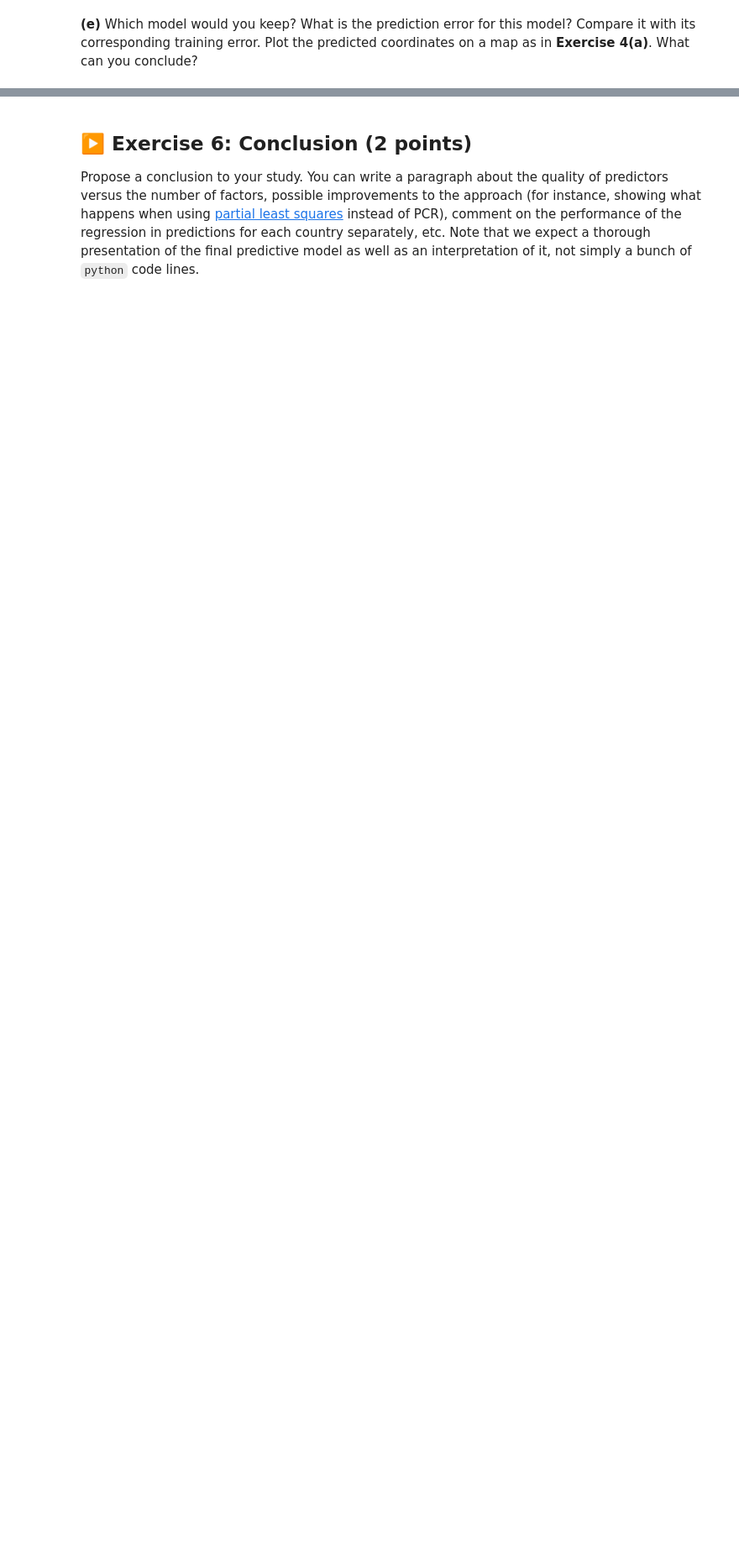
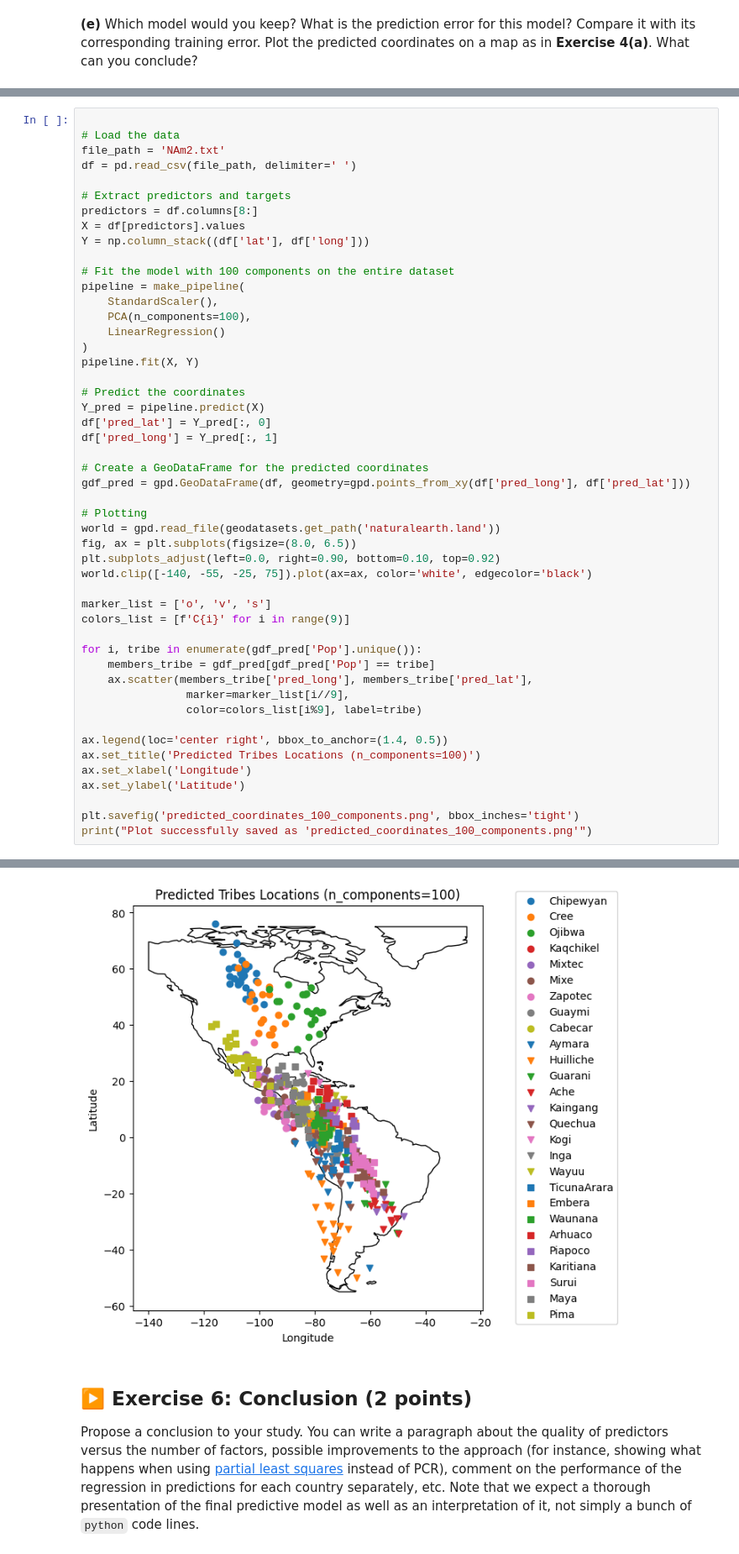
Before and after one commit to AlexGouret/ISLA, a Jupyter notebook: TP2.ipynb, the cells around one changed output, grey strips where cells are left out. Shown at 84% size. Saved outputs shown, nothing was run; the diff lists cells and outputs as text; blank space fills up the shorter version.

```diff
--- a/TP2.ipynb
+++ b/TP2.ipynb
@@ -329,0 +558,50 @@ For this, you will run a linear regression to predict latitudes and longitudes.
+# %%
+
+# Load the data
+file_path = 'NAm2.txt'
+df = pd.read_csv(file_path, delimiter=' ')
+
+# Extract predictors and targets
+predictors = df.columns[8:]
+X = df[predictors].values
+Y = np.column_stack((df['lat'], df['long']))
+
+# Fit the model with 100 components on the entire dataset
+pipeline = make_pipeline(
+    StandardScaler(),
+    PCA(n_components=100),
+    LinearRegression()
+)
+pipeline.fit(X, Y)
+
+# Predict the coordinates
+Y_pred = pipeline.predict(X)
+df['pred_lat'] = Y_pred[:, 0]
+df['pred_long'] = Y_pred[:, 1]
+
+# Create a GeoDataFrame for the predicted coordinates
+gdf_pred = gpd.GeoDataFrame(df, geometry=gpd.points_from_xy(df['pred_long'], df['pred_lat']))
+
+# Plotting
+world = gpd.read_file(geodatasets.get_path('naturalearth.land'))
+fig, ax = plt.subplots(figsize=(8.0, 6.5))
+plt.subplots_adjust(left=0.0, right=0.90, bottom=0.10, top=0.92)
+world.clip([-140, -55, -25, 75]).plot(ax=ax, color='white', edgecolor='black')
+
+marker_list = ['o', 'v', 's']
+colors_list = [f'C{i}' for i in range(9)]
+
+for i, tribe in enumerate(gdf_pred['Pop'].unique()):
+    members_tribe = gdf_pred[gdf_pred['Pop'] == tribe]
+    ax.scatter(members_tribe['pred_long'], members_tribe['pred_lat'],
+                marker=marker_list[i//9],
+                color=colors_list[i%9], label=tribe)
+
+ax.legend(loc='center right', bbox_to_anchor=(1.4, 0.5))
+ax.set_title('Predicted Tribes Locations (n_components=100)')
+ax.set_xlabel('Longitude')
+ax.set_ylabel('Latitude')
+
+plt.savefig('predicted_coordinates_100_components.png', bbox_inches='tight')
+print("Plot successfully saved as 'predicted_coordinates_100_components.png'")
+# %% [output]
@@ -330,3 +609,4 @@ For this, you will run a linear regression to predict latitudes and longitudes.
+[figure, added]
 # %% [markdown]
 ## ▶️ Exercise 6: Conclusion (2 points)
 
```
Also changed, not shown: parts of 20 cells of this notebook.
